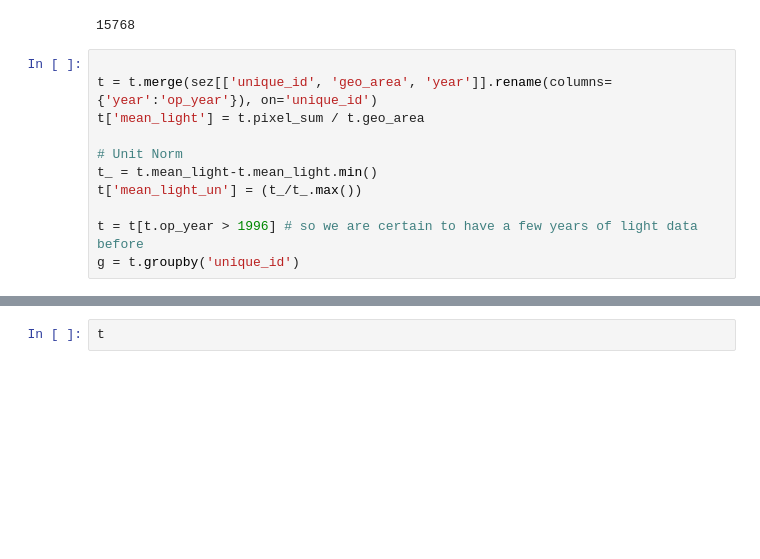
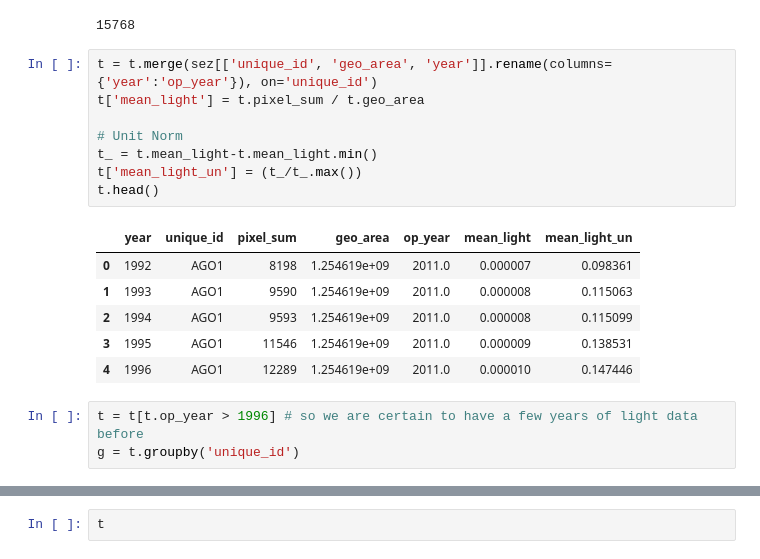
Before and after one commit to sandiegodata-projects/chartercitiesinstitute.org-sez, a Jupyter notebook: notebooks/ericbusboom/Circular Patches.ipynb, the cells around one changed output, grey strips where cells are left out. Saved outputs shown, nothing was run; the diff lists cells and outputs as text; blank space fills up the shorter version.

```diff
--- a/notebooks/ericbusboom/Circular Patches.ipynb
+++ b/notebooks/ericbusboom/Circular Patches.ipynb
@@ -136,17 +176,24 @@ sez[['unique_id', 'geo_area', 'year']]
 len(t)
 # %% [output]
 15768
-# %%
-
-t = t.merge(sez[['unique_id', 'geo_area', 'year']].rename(columns={'year':'op_year'}), on='unique_id')
-t['mean_light'] = t.pixel_sum / t.geo_area
-
-# Unit Norm
-t_ = t.mean_light-t.mean_light.min()
-t['mean_light_un'] = (t_/t_.max())
-
-t = t[t.op_year > 1996] # so we are certain to have a few years of light data before
-g = t.groupby('unique_id')
+# %%
+t = t.merge(sez[['unique_id', 'geo_area', 'year']].rename(columns={'year':'op_year'}), on='unique_id')
+t['mean_light'] = t.pixel_sum / t.geo_area
+
+# Unit Norm
+t_ = t.mean_light-t.mean_light.min()
+t['mean_light_un'] = (t_/t_.max())
+t.head()
+# %% [output]
+|  | year | unique_id | pixel_sum | geo_area | op_year | mean_light | mean_light_un |
+| 0 | 1992 | AGO1 | 8198 | 1.254619e+09 | 2011.0 | 0.000007 | 0.098361 |
+| 1 | 1993 | AGO1 | 9590 | 1.254619e+09 | 2011.0 | 0.000008 | 0.115063 |
+| 2 | 1994 | AGO1 | 9593 | 1.254619e+09 | 2011.0 | 0.000008 | 0.115099 |
+| 3 | 1995 | AGO1 | 11546 | 1.254619e+09 | 2011.0 | 0.000009 | 0.138531 |
+| 4 | 1996 | AGO1 | 12289 | 1.254619e+09 | 2011.0 | 0.000010 | 0.147446 |
+# %%
+t = t[t.op_year > 1996] # so we are certain to have a few years of light data before
+g = t.groupby('unique_id')
 # %%
 def slope_(df):
     from numpy.linalg import LinAlgError
```
Also changed, not shown: parts of 8 cells of this notebook, 3 other files.
